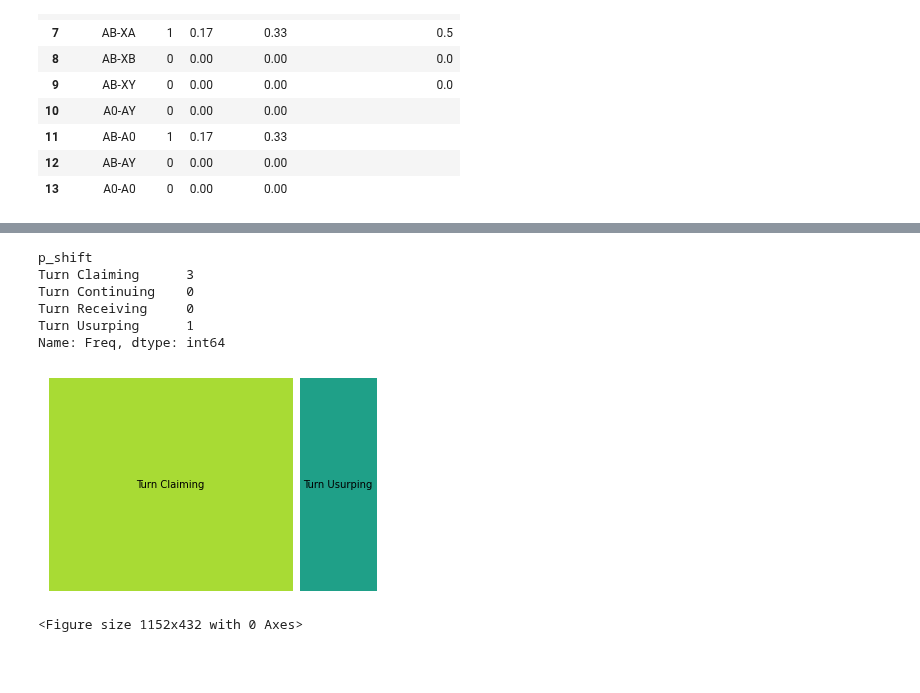
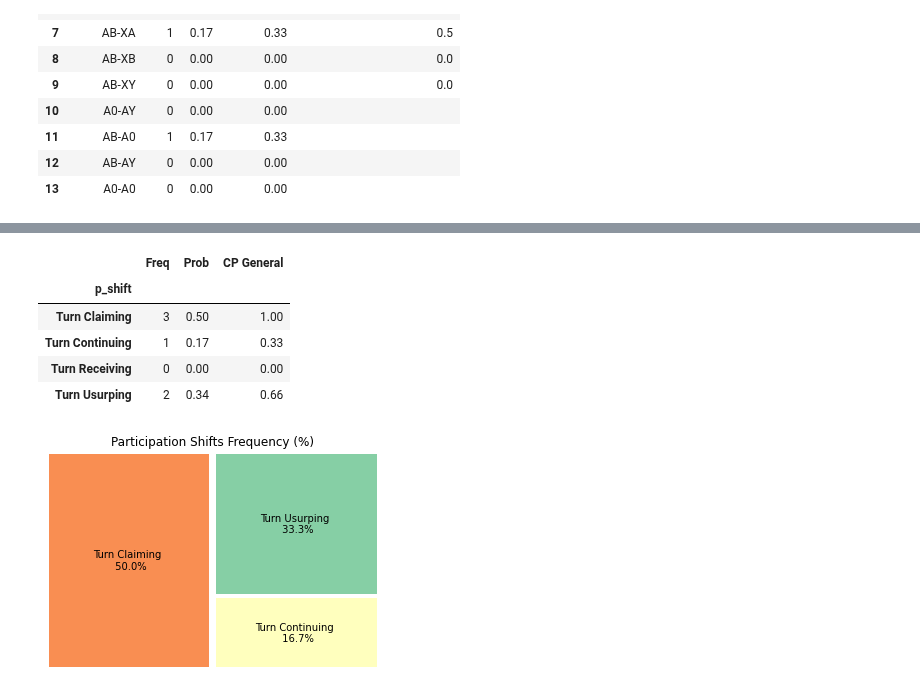
Before and after one commit to bdfsaraiva/parshift, a Jupyter notebook: py-participation-shifts/teste.ipynb, the cells around one changed output, grey strips where cells are left out. Drawn from its saved outputs; the diff is of its cells as text; code cells hidden in the pictures; blank space fills up the shorter version.

```diff
--- a/py-participation-shifts/teste.ipynb
+++ b/py-participation-shifts/teste.ipynb
@@ -336,27 +325,30 @@ result
 | 13 | AB-AY | 0 | 0.00 | 0.00 |  | Turn Continuing |
 # %%
 gb_pshift = result.groupby(['p_shift']).sum()
-gb_pshift['Freq']
+gb_pshift
 # %% [output]
-p_shift
-Turn Claiming      3
-Turn Continuing    0
-Turn Receiving     0
-Turn Usurping      1
-Name: Freq, dtype: int64
+|  | Freq | Prob | CP General |
+| p_shift |  |  |  |
+| Turn Claiming | 3 | 0.50 | 1.00 |
+| Turn Continuing | 1 | 0.17 | 0.33 |
+| Turn Receiving | 0 | 0.00 | 0.00 |
+| Turn Usurping | 2 | 0.34 | 0.66 |
 # %%
 import squarify
 import matplotlib.pyplot as plt
-import numpy as np
+import seaborn as sb
+# import numpy as np
 
 data = [el for el in list(zip(gb_pshift['Freq'].values, gb_pshift['Freq'].index.values)) if el[0]!=0 ]
-squarify.plot(list(zip(*data))[0], label=list(zip(*data))[1], pad=2)
+
+lbls = [f'{el} \n {round( 100 * (list(zip(*data))[0][idx] / sum(list(list(zip(*data))[0]))),1)}%' for idx,el in enumerate(list(zip(*data))[1])]
+squarify.plot(list(zip(*data))[0], label=lbls, color=sb.color_palette("Spectral", len(data)), pad=2)
 plt.axis("off")
-plt.figure(figsize=(16, 6))
+# plt.figure(figsize=(20, 6))
+plt.title('Participation Shifts Frequency (%)')
 plt.show()
 # %% [output]
-[figure, old version]
+[figure, new version]
-<Figure size 1152x432 with 0 Axes>
 # %%
 # import matplotlib.pyplot as plt
 # import numpy as np
```
Also changed, not shown: parts of 2 cells of this notebook, 2 other files.
